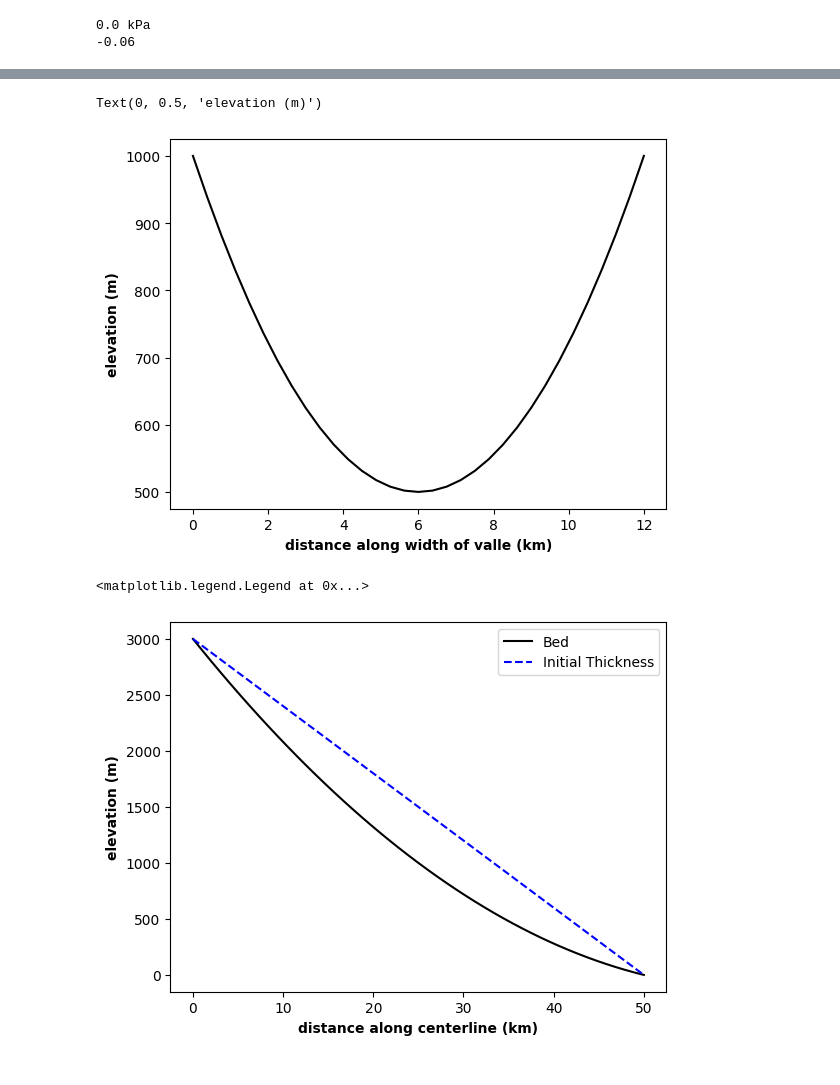
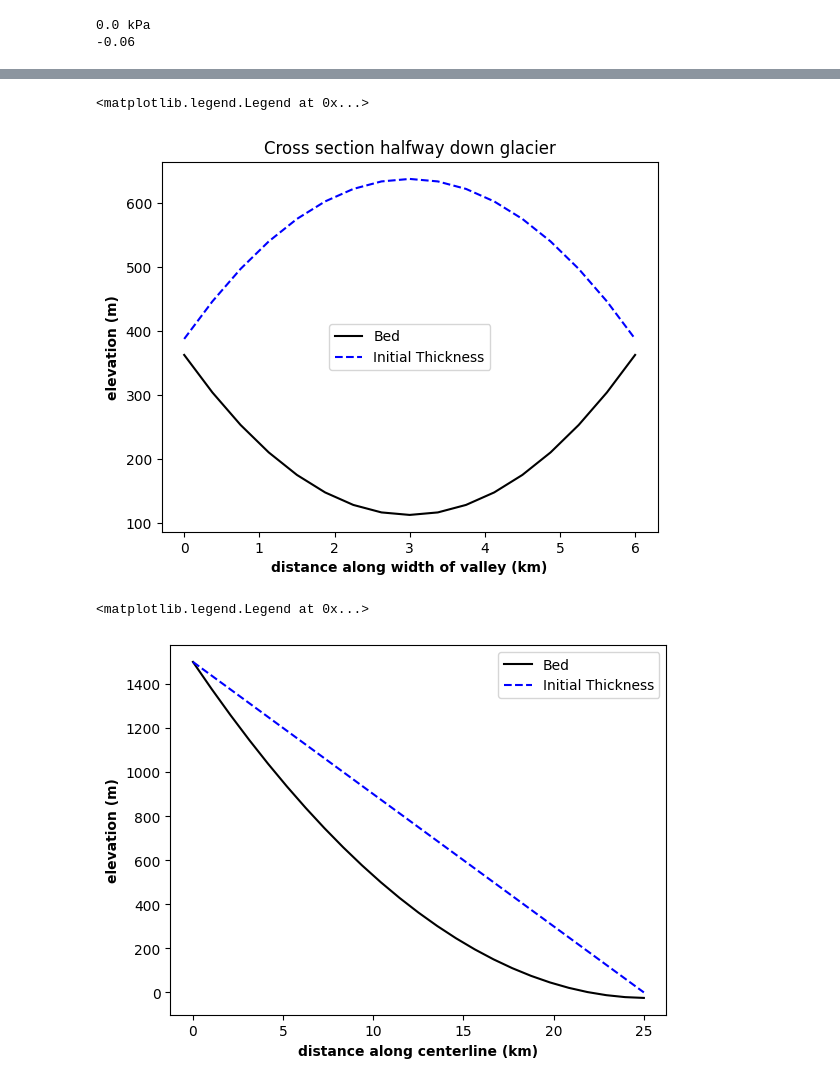
Before and after one commit to danshapero/wolverine-gulkana, a Jupyter notebook: valley_glac_changeClim.ipynb, the cells around one changed output, grey strips where cells are left out. Drawn from its saved outputs; the diff is of its cells as text; code cells hidden in the pictures.

Commit message:
Add files via upload
smaller size, prepped for mass conservation plots, cleaned code, melt factor from O'neel 19, temp gradient ready for interaction w/ accum. drops

```diff
--- a/valley_glac_changeClim.ipynb
+++ b/valley_glac_changeClim.ipynb
@@ -15,8 +15,8 @@ firedrake:WARNING OMP_NUM_THREADS is not set or is set to a value greater than 1
 # %% [markdown]
 # Initial Conditions and geom.
 # %%
-Lx, Ly = 50e3, 12e3
-nx, ny = 48, 32
+Lx, Ly = 25e3, 6e3
+nx, ny = 24, 16 # How should these change as I change my domain?
 
 mesh = firedrake.RectangleMesh(nx, ny, Lx, Ly)
 
@@ -25,16 +31,17 @@ V = firedrake.VectorFunctionSpace(mesh, "CG", 2)
 # %%
 x, y = firedrake.SpatialCoordinate(mesh)
 
-b_in, b_out = 3000, 0
-δb1, δb2 = 0.1, -8*10**-7
-δby = 500
+b_in, b_out = 1500, 0
+#δb1, δb2 = 0.1, -8*10**-7
+δb1, δb2 = 0.121, -0.0000024
+δby = 250
 
 b_expr = b_in - (δb1*x) - (δb2*x**2) - 4 * δby * (y/Ly)*(1 - y/Ly)
 #b_expr = b_in -0.1*x + (8*10**-7)*x**2
 
 b = firedrake.interpolate(b_expr, Q)
 
-s_in, s_out = 3000, 0
+s_in, s_out = 1500, 0
 s_expr = s_in - (s_in - s_out) * x / Lx
 s0 = firedrake.interpolate(s_expr, Q)
 
@@ -87,14 +102,19 @@ Text(0, 0.5, 'Width (m)')
 # %%
 ys = np.array([(Lx/2, Ly * k / ny) for k in range(ny + 1)])
+
 by = np.array(b.at(ys, tolerance=1e-10))
+h0y = np.array(h0.at(ys, tolerance=1e-10))
 
 fig, axes = plt.subplots()
 axes.plot(ys[:,1] / 1e3, by, color="black", label = "Bed")
-axes.set_xlabel("distance along width of valle (km)", fontweight = 'bold')
+axes.plot(ys[:,1] / 1e3, h0y,  linestyle = 'dashed', color="blue", label = "Initial Thickness")
+axes.set_xlabel("distance along width of valley (km)", fontweight = 'bold')
 axes.set_ylabel("elevation (m)", fontweight = 'bold')
+axes.set_title("Cross section halfway down glacier")
+axes.legend()
 # %% [output]
-Text(0, 0.5, 'elevation (m)')
+<matplotlib.legend.Legend at 0x...>
-[figure, old version]
+[figure, new version]
 # %%
 xs = np.array([(Lx * k / nx, 0) for k in range(nx + 1)])
 
@@ -109,5 +129,5 @@ axes.set_ylabel("elevation (m)", fontweight = 'bold')
 axes.legend()
 # %% [output]
 <matplotlib.legend.Legend at 0x...>
-[figure, old version]
+[figure, new version]
 # %% [markdown]
```
Also changed, not shown: parts of 12 cells of this notebook.
